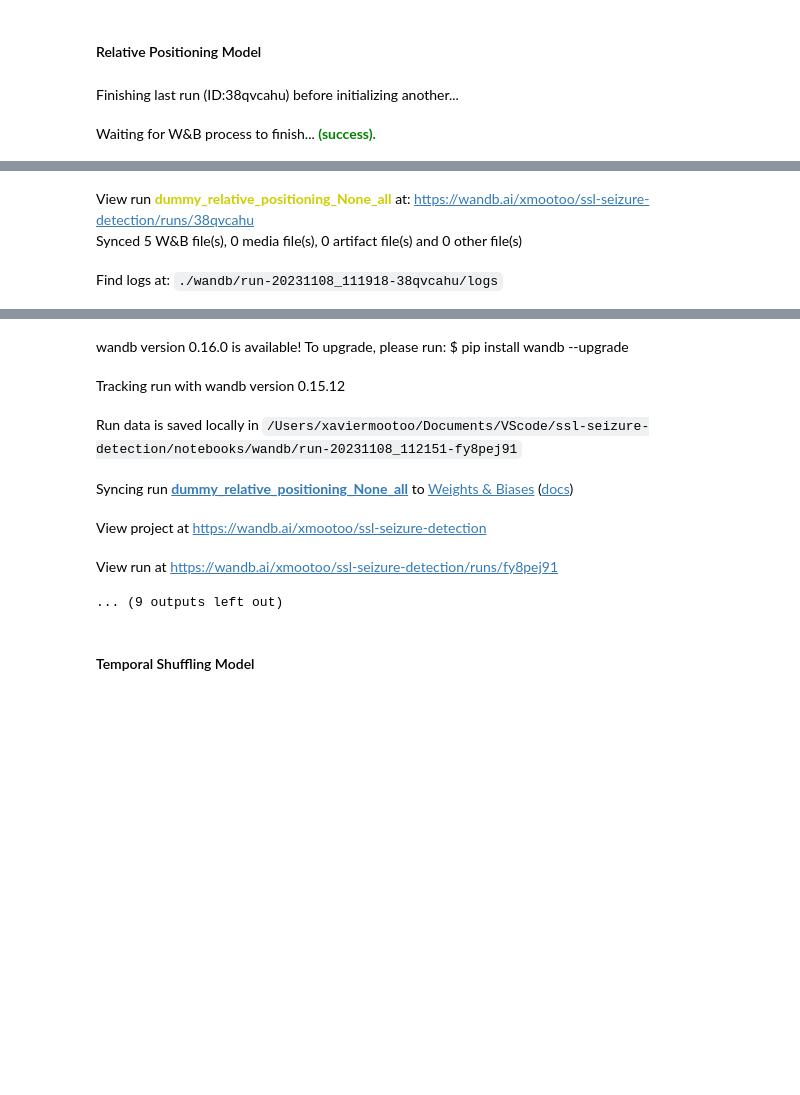
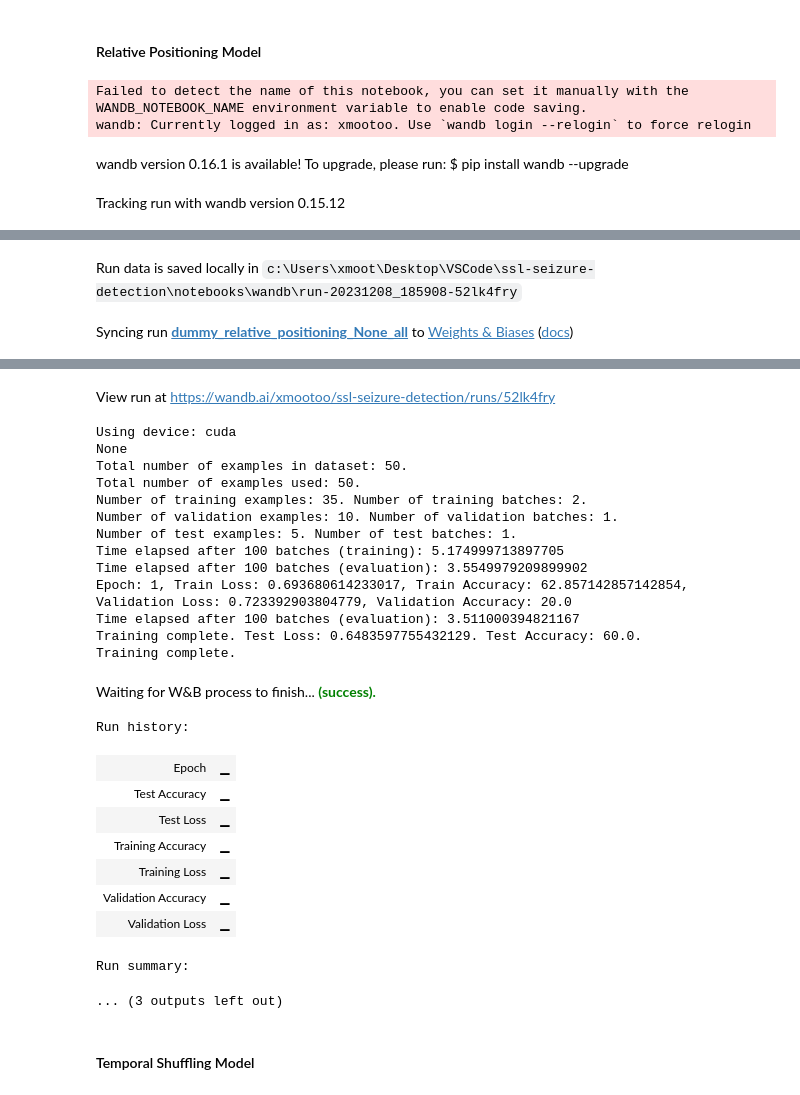
Before and after one commit to xmootoo/ssl-seizure-detection, a Jupyter notebook: notebooks/train.ipynb, the cells around one changed output, grey strips where cells are left out. Saved outputs shown, nothing was run; the diff lists cells and outputs as text; code cells hidden in the pictures; blank space fills up the shorter version.

```diff
--- a/notebooks/train.ipynb
+++ b/notebooks/train.ipynb
@@ -38,12 +67,12 @@ train(data_path, logdir, patient_id, epochs, config, data_size=data_size, val_ra
 #### Relative Positioning Model
 # %%
 # Mac
-data_path = "/Users/xaviermootoo/Documents/Data/ssl-seizure-detection/patient_pyg/jh101/relative_positioning/12s_90s"
-logdir = "/Users/xaviermootoo/Documents/Data/ssl-seizure-detection/models/jh101"
+# data_path = "/Users/xaviermootoo/Documents/Data/ssl-seizure-detection/patient_pyg/jh101/relative_positioning/12s_90s"
+# logdir = "/Users/xaviermootoo/Documents/Data/ssl-seizure-detection/models/jh101"
 
 # PC
-# data_path = r"C:\Users\xmoot\Desktop\Data\ssl-seizure-detection\patient_pyg\jh101\relative_positioning"
-# logdir = r"C:\Users\xmoot\Desktop\Data\ssl-seizure-detection\patient_pyg\test"
+data_path = r"C:\Users\xmoot\Desktop\Data\ssl-seizure-detection\patient_pyg\jh101\relative_positioning"
+logdir = r"C:\Users\xmoot\Desktop\Data\ssl-seizure-detection\patient_pyg\test"
 
 # Training parameters
 patient_id = "dummy"
@@ -61,5 +90,7 @@ train(data_path, logdir, patient_id, epochs, config, data_size=data_size, val_ra
           batch_size=32, num_workers=4, lr=1e-3, weight_decay=1e-3, model_id="relative_positioning", timing=True,
           classify="binary", head="linear", dropout=True, datetime_id=None, run_type="all")
 # %% [output]
+Failed to detect the name of this notebook, you can set it manually with the WANDB_NOTEBOOK_NAME environment variable to enable code saving.
+wandb: Currently logged in as: xmootoo. Use `wandb login --relogin` to force relogin
-Finishing last run (ID:38qvcahu) before initializing another...
+wandb version 0.16.1 is available! To upgrade, please run: $ pip install wandb --upgrade
-Waiting for W&B process to finish... (success).
+Tracking run with wandb version 0.15.12
@@ -67,3 +97,2 @@ wandb: WARNING Source type is set to 'repo' but some required information is mis
-View run dummy_relative_positioning_None_all at: https://wandb.ai/xmootoo/ssl-seizure-detection/runs/38qvcahu
-Synced 5 W&B file(s), 0 media file(s), 0 artifact file(s) and 0 other file(s)
+Run data is saved locally in c:\Users\xmoot\Desktop\VSCode\ssl-seizure-detection\notebooks\wandb\run-20231208_185908-52lk4fry
-Find logs at: ./wandb/run-20231108_111918-38qvcahu/logs
+Syncing run dummy_relative_positioning_None_all to Weights & Biases (docs)
@@ -71,10 +100,28 @@ Successfully finished last run (ID:38qvcahu). Initializing new run:
-wandb version 0.16.0 is available! To upgrade, please run: $ pip install wandb --upgrade
+View run at https://wandb.ai/xmootoo/ssl-seizure-detection/runs/52lk4fry
+Using device: cuda
+None
+Total number of examples in dataset: 50.
+Total number of examples used: 50.
+Number of training examples: 35. Number of training batches: 2.
+Number of validation examples: 10. Number of validation batches: 1.
+Number of test examples: 5. Number of test batches: 1.
+Time elapsed after 100 batches (training): 5.174999713897705
+Time elapsed after 100 batches (evaluation): 3.5549979209899902
+Epoch: 1, Train Loss: 0.693680614233017, Train Accuracy: 62.857142857142854, Validation Loss: 0.723392903804779, Validation Accuracy: 20.0
+Time elapsed after 100 batches (evaluation): 3.511000394821167
+Training complete. Test Loss: 0.6483597755432129. Test Accuracy: 60.0.
+Training complete.
-Tracking run with wandb version 0.15.12
+Waiting for W&B process to finish... (success).
-Run data is saved locally in /Users/xaviermootoo/Documents/VScode/ssl-seizure-detection/notebooks/wandb/run-20231108_112151-fy8pej91
-Syncing run dummy_relative_positioning_None_all to Weights & Biases (docs)
-View project at https://wandb.ai/xmootoo/ssl-seizure-detection
-View run at https://wandb.ai/xmootoo/ssl-seizure-detection/runs/fy8pej91
-... (9 outputs left out)
+Run history:
+| Epoch | ▁ |
+| Test Accuracy | ▁ |
+| Test Loss | ▁ |
+| Training Accuracy | ▁ |
+| Training Loss | ▁ |
+| Validation Accuracy | ▁ |
+| Validation Loss | ▁ |
+Run summary:
+... (3 outputs left out)
 # %% [markdown]
 #### Temporal Shuffling Model
 # %%
```
Also changed, not shown: parts of 7 cells of this notebook, 5 other files.
